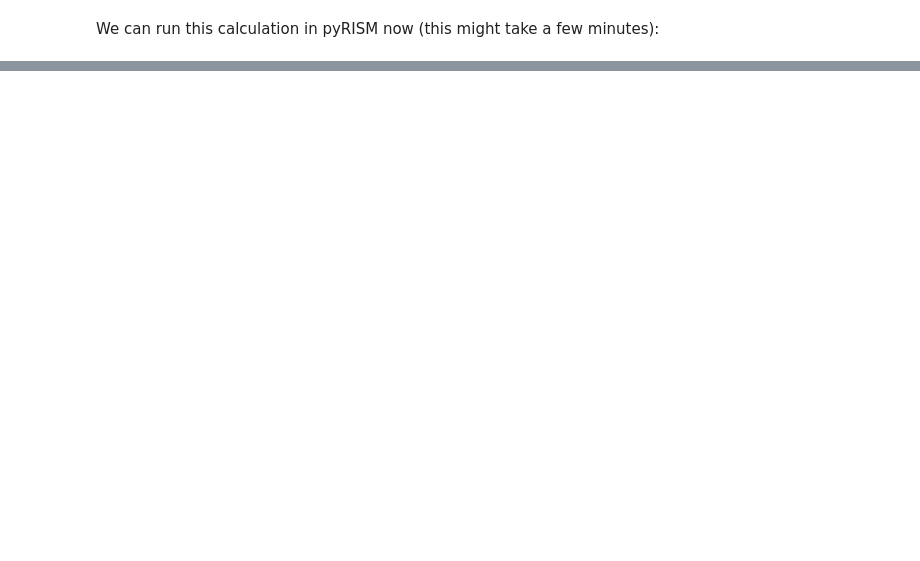
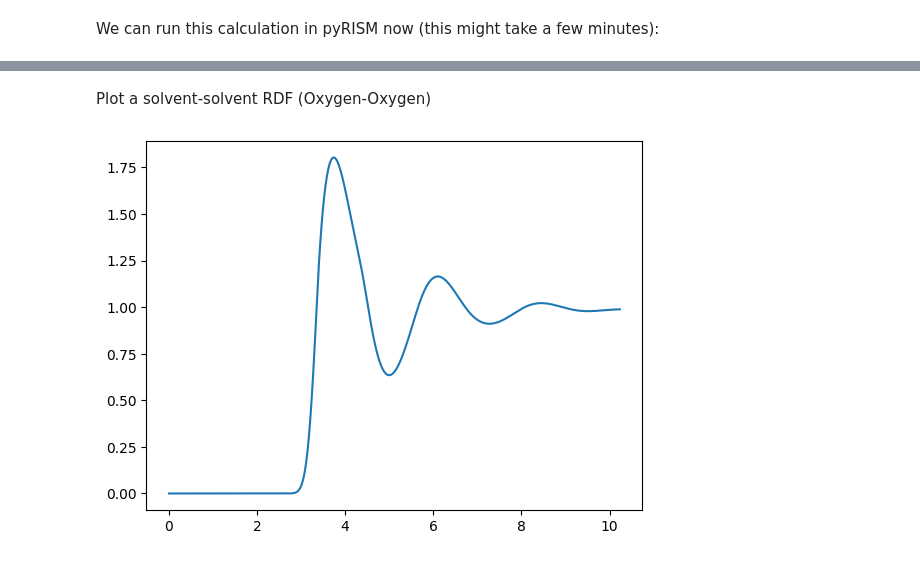
Before and after one commit to 2AUK/pyRISM, a Jupyter notebook: examples/toml_generation/workflow.ipynb, the cells around one changed output, grey strips where cells are left out. Cells and saved outputs as stored; diff of their text form; code cells hidden in the pictures; blank space fills up the shorter version.

Commit message:
updated notebook for librism

```diff
--- a/examples/toml_generation/workflow.ipynb
+++ b/examples/toml_generation/workflow.ipynb
@@ -317,0 +290,4 @@ RMS: 9.81116286447411e-08
+# %%
+from pyrism.librism import Calculator
+
+solutions, thermodynamics, grid, diagnostics = Calculator("final.toml", "verbose", False, "none").execute()
@@ -317,0 +315,7 @@ RMS: 9.81116286447411e-08
+# %% [markdown]
+Plot a solvent-solvent RDF (Oxygen-Oxygen)
+# %%
+plt.plot(grid.rgrid, solutions.vv.correlations.gr[:, 0, 0])
+plt.show()
+# %% [output]
+[figure, added]
```
Also changed, not shown: parts of 12 cells of this notebook, 1 other file.
